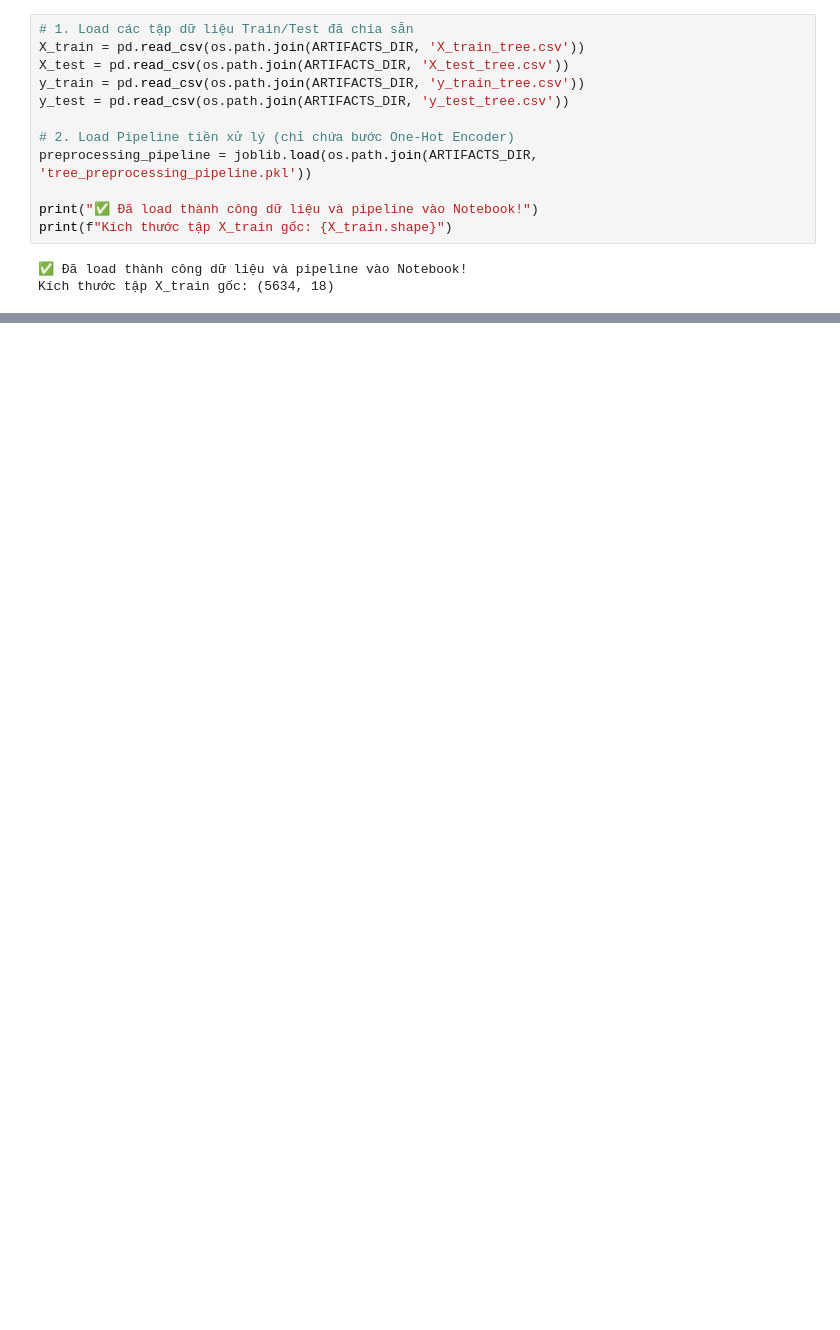
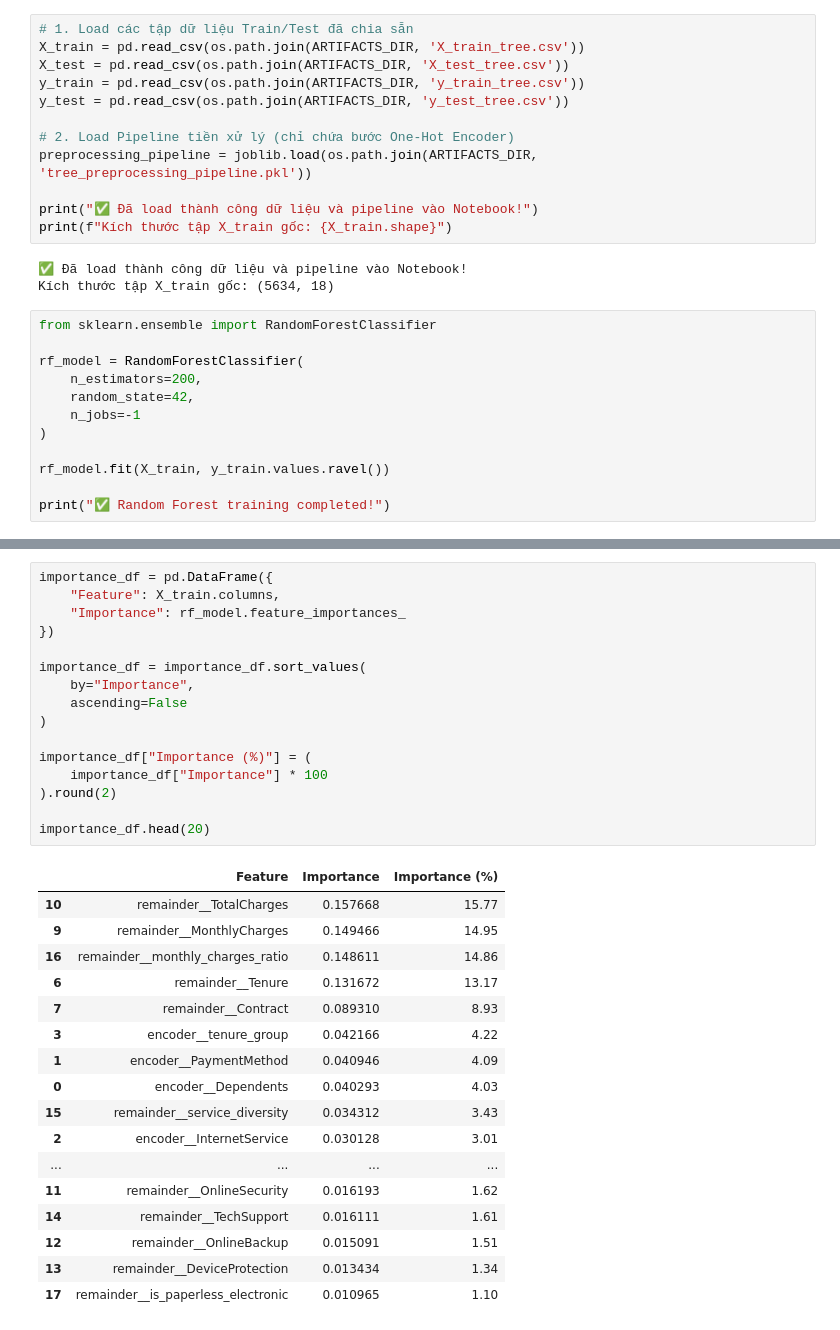
Before and after one commit to HuynhGiaBao06/Project_ADY201m_GR01_AI2009_H1, a Jupyter notebook: notebooks/03_tree_models_train.ipynb, the cells around one changed output, grey strips where cells are left out. Drawn from its saved outputs; the diff is of its cells as text; blank space fills up the shorter version.

```diff
--- a/notebooks/03_tree_models_train.ipynb
+++ b/notebooks/03_tree_models_train.ipynb
@@ -27,3 +27,15 @@ print(f"Kích thước tập X_train gốc: {X_train.shape}")
 # %% [output]
 ✅ Đã load thành công dữ liệu và pipeline vào Notebook!
 Kích thước tập X_train gốc: (5634, 18)
+# %%
+from sklearn.ensemble import RandomForestClassifier
+
+rf_model = RandomForestClassifier(
+    n_estimators=200,
+    random_state=42,
+    n_jobs=-1
+)
+
+rf_model.fit(X_train, y_train.values.ravel())
+
+print("✅ Random Forest training completed!")
@@ -29,0 +68,34 @@ Kích thước tập X_train gốc: (5634, 18)
+# %%
+importance_df = pd.DataFrame({
+    "Feature": X_train.columns,
+    "Importance": rf_model.feature_importances_
+})
+
+importance_df = importance_df.sort_values(
+    by="Importance",
+    ascending=False
+)
+
+importance_df["Importance (%)"] = (
+    importance_df["Importance"] * 100
+).round(2)
+
+importance_df.head(20)
+# %% [output]
+|  | Feature | Importance | Importance (%) |
+| 10 | remainder__TotalCharges | 0.157668 | 15.77 |
+| 9 | remainder__MonthlyCharges | 0.149466 | 14.95 |
+| 16 | remainder__monthly_charges_ratio | 0.148611 | 14.86 |
+| 6 | remainder__Tenure | 0.131672 | 13.17 |
+| 7 | remainder__Contract | 0.089310 | 8.93 |
+| 3 | encoder__tenure_group | 0.042166 | 4.22 |
+| 1 | encoder__PaymentMethod | 0.040946 | 4.09 |
+| 0 | encoder__Dependents | 0.040293 | 4.03 |
+| 15 | remainder__service_diversity | 0.034312 | 3.43 |
+| 2 | encoder__InternetService | 0.030128 | 3.01 |
+| ... | ... | ... | ... |
+| 11 | remainder__OnlineSecurity | 0.016193 | 1.62 |
+| 14 | remainder__TechSupport | 0.016111 | 1.61 |
+| 12 | remainder__OnlineBackup | 0.015091 | 1.51 |
+| 13 | remainder__DeviceProtection | 0.013434 | 1.34 |
+| 17 | remainder__is_paperless_electronic | 0.010965 | 1.10 |
```
Also changed, not shown: parts of 6 cells of this notebook.
